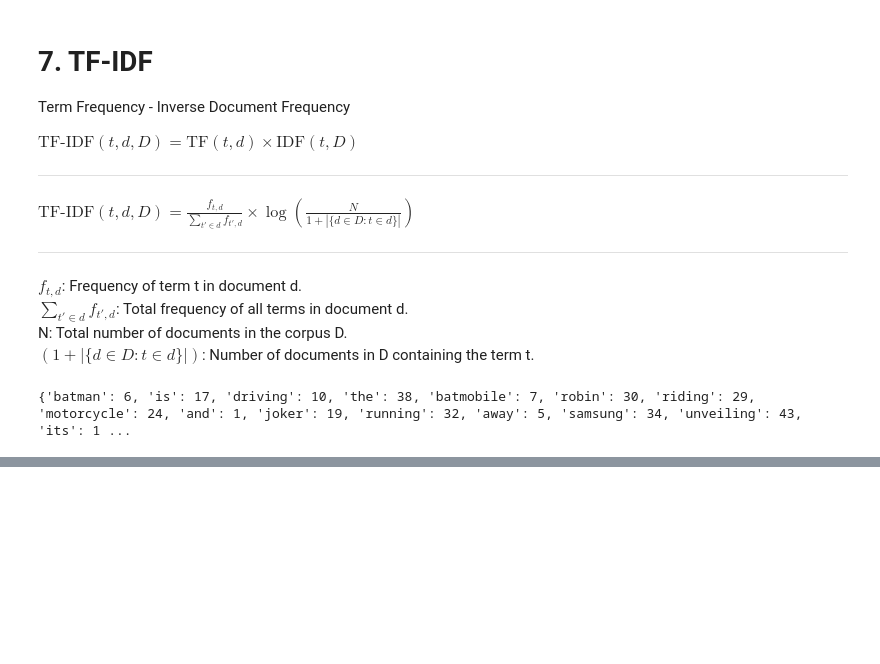
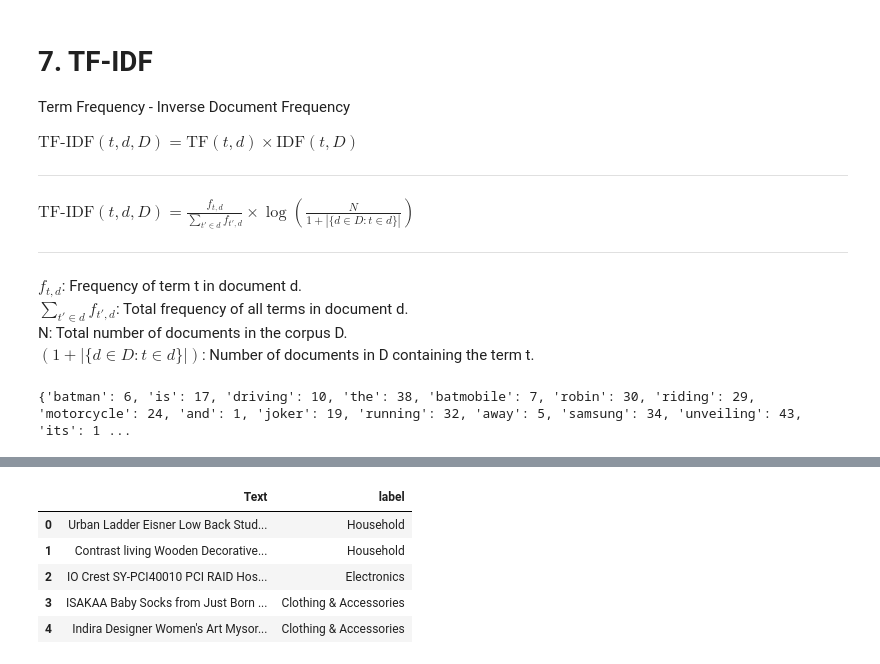
Before and after one commit to Dforouzanfar/Machine_Learning, a Jupyter notebook: 3. Applications/1. Text Mining/Spacy.ipynb, the cells around one changed output, grey strips where cells are left out. Cells and saved outputs as stored; diff of their text form; code cells hidden in the pictures; blank space fills up the shorter version.

```diff
--- a/3. Applications/1. Text Mining/Spacy.ipynb
+++ b/3. Applications/1. Text Mining/Spacy.ipynb
@@ -858,0 +900,14 @@ output = tfidf.transform(corpus)
+# %%
+with open("ecommerce.csv", 'wb') as f:
+  request = requests.get("https://raw.githubusercontent.com/Dforouzanfar/Machine_Learning/refs/heads/master/3.%20Applications/1.%20Text%20Mining/data/Ecommerce_data.csv")
+  f.write(request.content)
+
+df = pd.read_csv('ecommerce.csv')
+df.head(5)
+# %% [output]
+|  | Text | label |
+| 0 | Urban Ladder Eisner Low Back Stud... | Household |
+| 1 | Contrast living Wooden Decorative... | Household |
+| 2 | IO Crest SY-PCI40010 PCI RAID Hos... | Electronics |
+| 3 | ISAKAA Baby Socks from Just Born ... | Clothing & Accessories |
+| 4 | Indira Designer Women's Art Mysor... | Clothing & Accessories |
```
Also changed, not shown: parts of 25 cells of this notebook.
